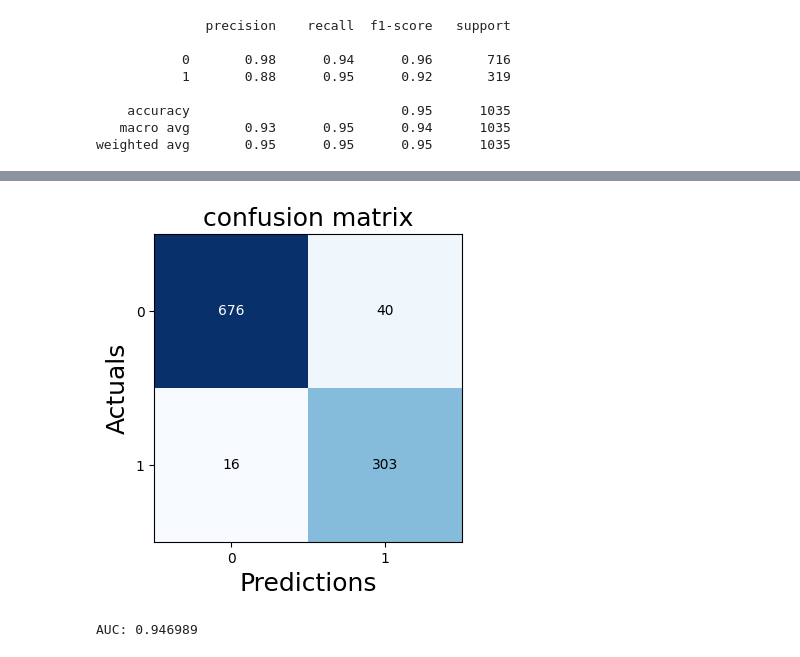
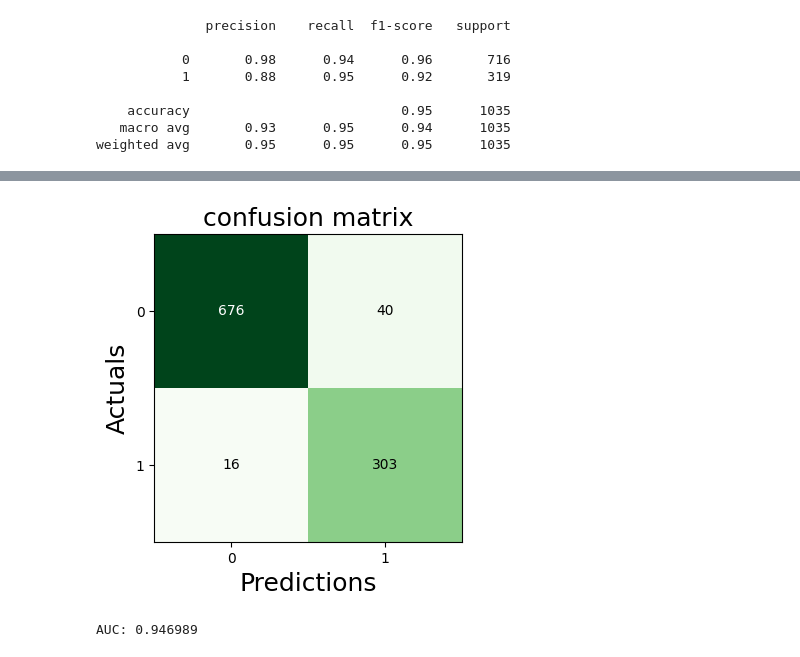
Before and after one commit to environmentallyconsciouscoder/developer_academy_ml_examples, a Jupyter notebook: evaluate_accuracy.ipynb, the cells around one changed output, grey strips where cells are left out. Cells and saved outputs as stored; diff of their text form; code cells hidden in the pictures.

```diff
--- a/evaluate_accuracy.ipynb
+++ b/evaluate_accuracy.ipynb
@@ -137,13 +153,13 @@ weighted avg       0.95      0.95      0.95      1035
 # %%
 ## confusion matrix plot
 from mlxtend.plotting import plot_confusion_matrix
-fig, ax = plot_confusion_matrix(conf_mat=conf_mat_NB, figsize=(4,4))
+fig, ax = plot_confusion_matrix(conf_mat=conf_mat_NB, figsize=(4,4), cmap='Greens')
 plt.xlabel('Predictions', fontsize = 18)
 plt.ylabel('Actuals', fontsize = 18)
 plt.title('confusion matrix', fontsize = 18)
 plt.show()
 # %% [output]
-[figure, old version]
+[figure, new version]
 # %%
 
 auc_mod2 = roc_auc_score(y_test, y_pred_NB)
```
Also changed, not shown: parts of 11 cells of this notebook.
